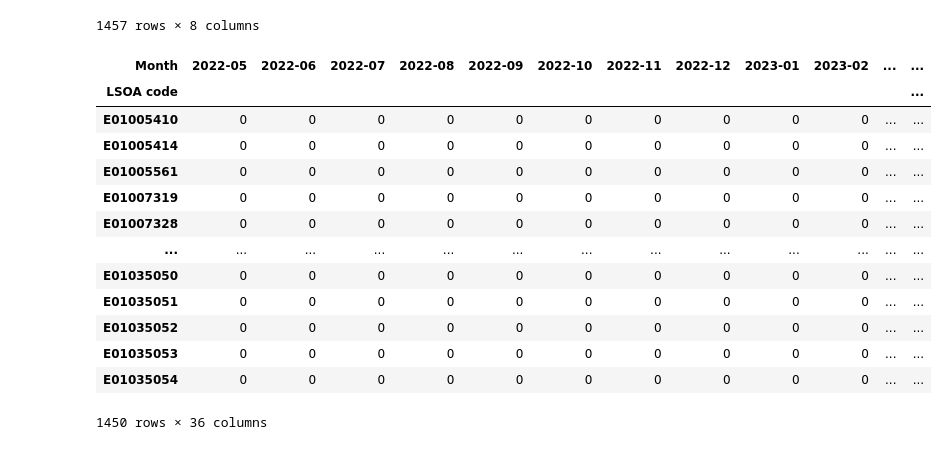
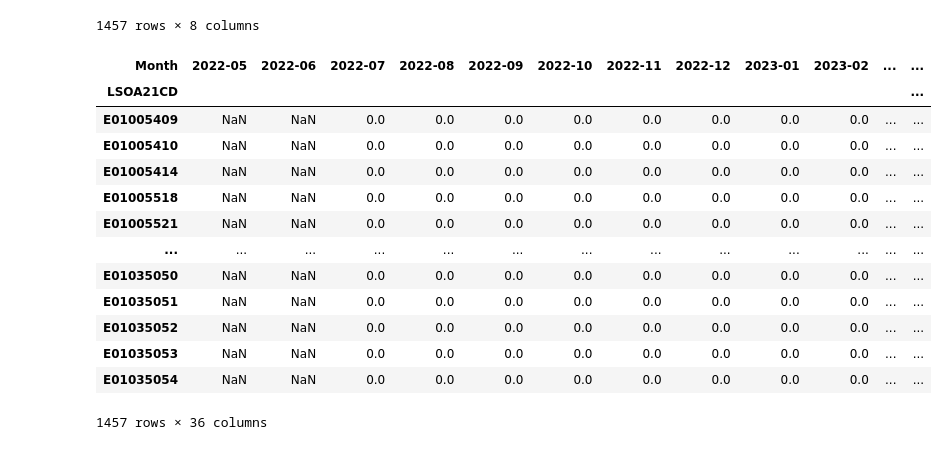
Before and after one commit to safer-streets/safer-streets-core, a Jupyter notebook: area-ranking.ipynb, the cells around one changed output. Cells and saved outputs as stored; diff of their text form; code cells hidden in the pictures.

```diff
--- a/area-ranking.ipynb
+++ b/area-ranking.ipynb
@@ -18,13 +18,13 @@ from utils import CATEGORIES, extract_crime_data, get_census_boundaries, monthge
 # %%
 FORCE = "West Yorkshire"
-rng = np.random.default_rng(19937)
 
 force_boundary = get_force_boundary(FORCE)
 
 CATEGORY = CATEGORIES[1]
 crime_data = extract_crime_data(tokenize_force_name(FORCE))
 # filter by catgegory and remove any points
-crime_data = crime_data[(crime_data["Crime type"] == CATEGORY)]
+crime_data = crime_data[crime_data["Crime type"] == CATEGORY]
+crime_data = crime_data[crime_data.geometry.intersects(force_boundary.geometry.union_all())]
 crime_data
 # %% [output]
 |  | Month | Reported by | Falls within | Location | LSOA code | LSOA name | Crime type | Last outcome category | ... |
@@ -63,23 +63,25 @@ lsoa_boundaries
 # %%
 # ensure we account for crime-free LSOAs in the data
 counts = (
     crime_data.groupby(["Month", "LSOA code"])["Crime type"].count().unstack(level="Month", fill_value=0).sort_index()
 )
-counts.reindex(lsoa_boundaries.index, fill_value=0)
+counts = counts.reindex(lsoa_boundaries.index, fill_value=0)
+num_areas = len(lsoa_boundaries)
 # counts = counts.T
-counts
+smoothed_counts = counts.T.rolling(3).mean().T
+smoothed_counts
 # %% [output]
 | Month | 2022-05 | 2022-06 | 2022-07 | 2022-08 | 2022-09 | 2022-10 | 2022-11 | 2022-12 | 2023-01 | 2023-02 | ... | ... |
-| LSOA code |  |  |  |  |  |  |  |  |  |  |  | ... |
-| E01005410 | 0 | 0 | 0 | 0 | 0 | 0 | 0 | 0 | 0 | 0 | ... | ... |
-| E01005414 | 0 | 0 | 0 | 0 | 0 | 0 | 0 | 0 | 0 | 0 | ... | ... |
-| E01005561 | 0 | 0 | 0 | 0 | 0 | 0 | 0 | 0 | 0 | 0 | ... | ... |
-| E01007319 | 0 | 0 | 0 | 0 | 0 | 0 | 0 | 0 | 0 | 0 | ... | ... |
-| E01007328 | 0 | 0 | 0 | 0 | 0 | 0 | 0 | 0 | 0 | 0 | ... | ... |
+| LSOA21CD |  |  |  |  |  |  |  |  |  |  |  | ... |
+| E01005409 | NaN | NaN | 0.0 | 0.0 | 0.0 | 0.0 | 0.0 | 0.0 | 0.0 | 0.0 | ... | ... |
+| E01005410 | NaN | NaN | 0.0 | 0.0 | 0.0 | 0.0 | 0.0 | 0.0 | 0.0 | 0.0 | ... | ... |
+| E01005414 | NaN | NaN | 0.0 | 0.0 | 0.0 | 0.0 | 0.0 | 0.0 | 0.0 | 0.0 | ... | ... |
+| E01005518 | NaN | NaN | 0.0 | 0.0 | 0.0 | 0.0 | 0.0 | 0.0 | 0.0 | 0.0 | ... | ... |
+| E01005521 | NaN | NaN | 0.0 | 0.0 | 0.0 | 0.0 | 0.0 | 0.0 | 0.0 | 0.0 | ... | ... |
 | ... | ... | ... | ... | ... | ... | ... | ... | ... | ... | ... | ... | ... |
-| E01035050 | 0 | 0 | 0 | 0 | 0 | 0 | 0 | 0 | 0 | 0 | ... | ... |
-| E01035051 | 0 | 0 | 0 | 0 | 0 | 0 | 0 | 0 | 0 | 0 | ... | ... |
-| E01035052 | 0 | 0 | 0 | 0 | 0 | 0 | 0 | 0 | 0 | 0 | ... | ... |
-| E01035053 | 0 | 0 | 0 | 0 | 0 | 0 | 0 | 0 | 0 | 0 | ... | ... |
-| E01035054 | 0 | 0 | 0 | 0 | 0 | 0 | 0 | 0 | 0 | 0 | ... | ... |
+| E01035050 | NaN | NaN | 0.0 | 0.0 | 0.0 | 0.0 | 0.0 | 0.0 | 0.0 | 0.0 | ... | ... |
+| E01035051 | NaN | NaN | 0.0 | 0.0 | 0.0 | 0.0 | 0.0 | 0.0 | 0.0 | 0.0 | ... | ... |
+| E01035052 | NaN | NaN | 0.0 | 0.0 | 0.0 | 0.0 | 0.0 | 0.0 | 0.0 | 0.0 | ... | ... |
+| E01035053 | NaN | NaN | 0.0 | 0.0 | 0.0 | 0.0 | 0.0 | 0.0 | 0.0 | 0.0 | ... | ... |
+| E01035054 | NaN | NaN | 0.0 | 0.0 | 0.0 | 0.0 | 0.0 | 0.0 | 0.0 | 0.0 | ... | ... |
-1450 rows × 36 columns
+1457 rows × 36 columns
```
Also changed, not shown: parts of 14 cells of this notebook, 5 other files.
